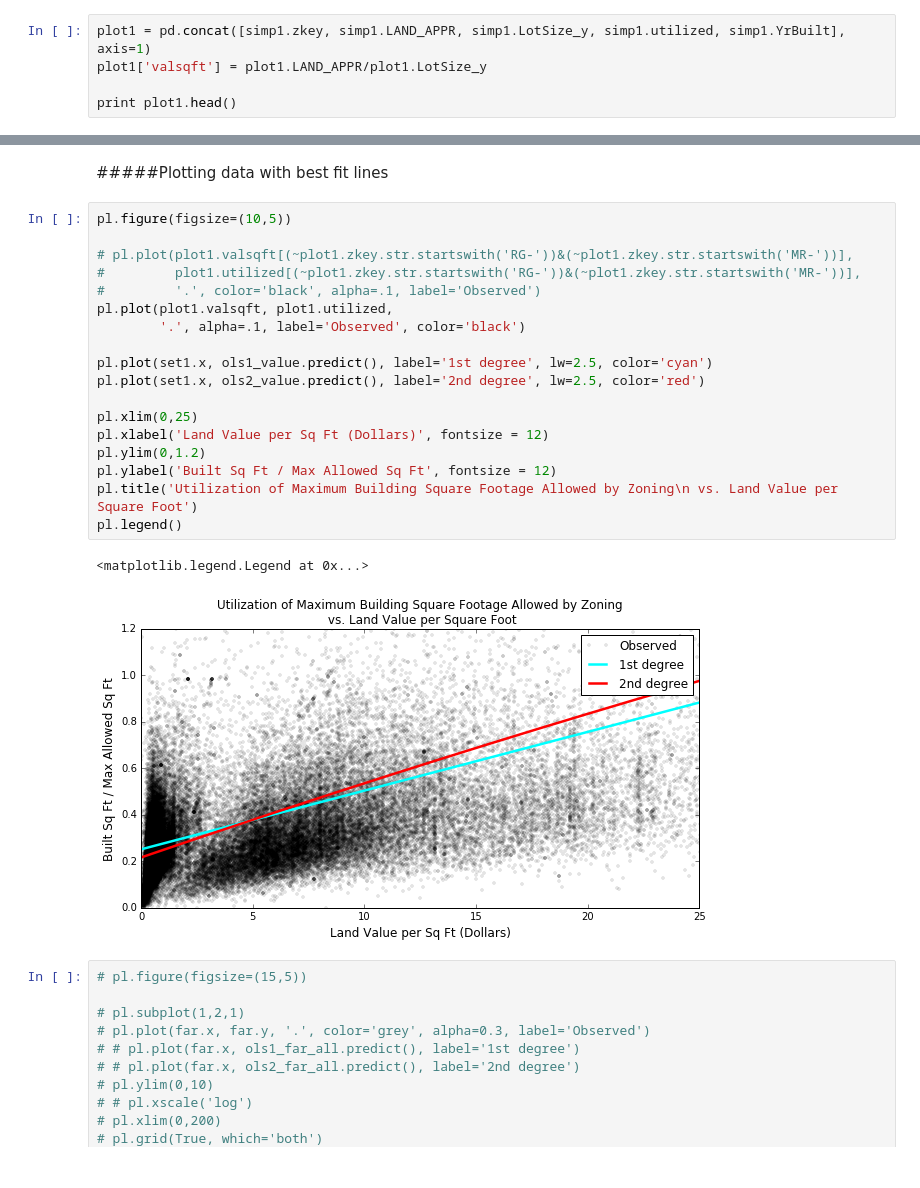
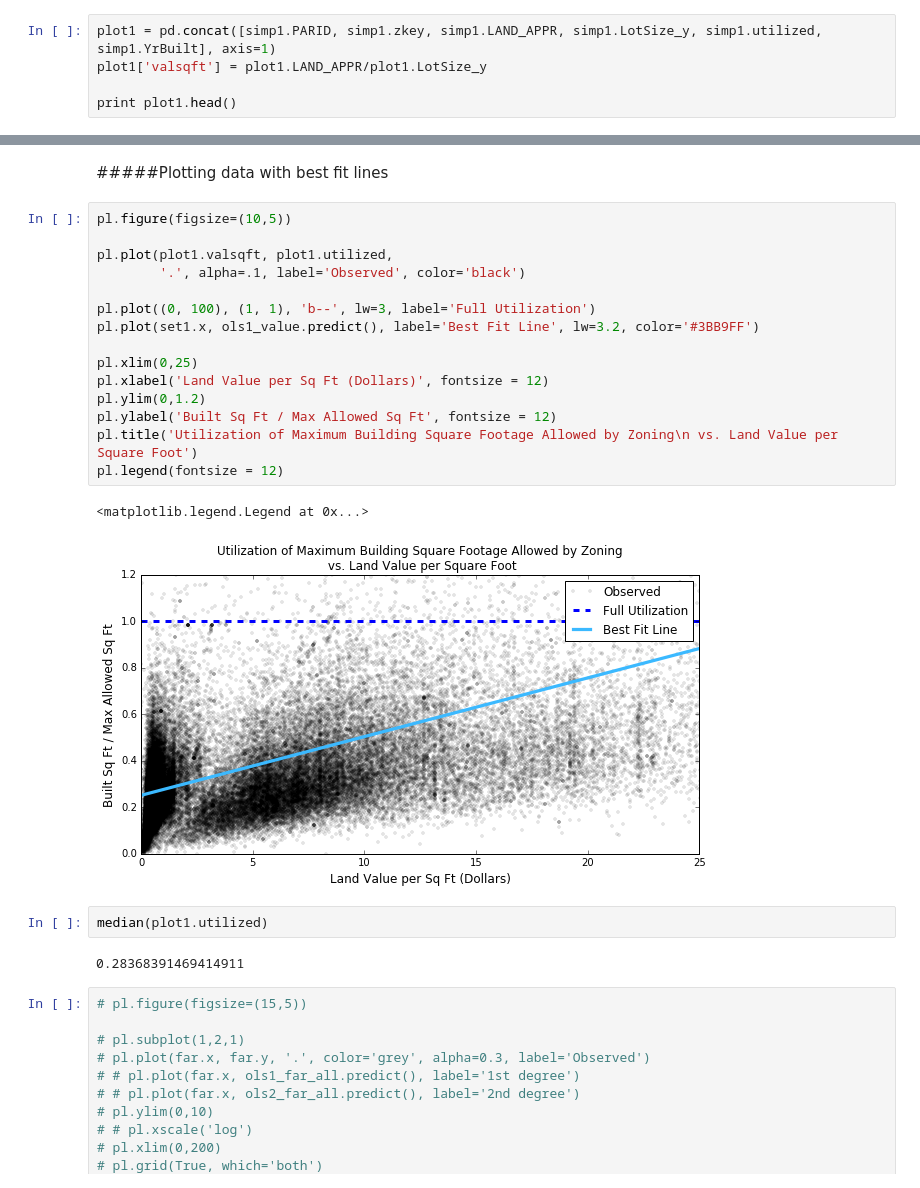
Before and after one commit to hannahbkates/Atlanta_FAR_Utilization, a Jupyter notebook: atl_far_utilization.ipynb, the cells around one changed output, grey strips where cells are left out. Cells and saved outputs as stored; diff of their text form.

```diff
--- a/atl_far_utilization.ipynb
+++ b/atl_far_utilization.ipynb
@@ -482,5 +493,5 @@ plt.show()
 # %%
-plot1 = pd.concat([simp1.zkey, simp1.LAND_APPR, simp1.LotSize_y, simp1.utilized, simp1.YrBuilt], axis=1)
+plot1 = pd.concat([simp1.PARID, simp1.zkey, simp1.LAND_APPR, simp1.LotSize_y, simp1.utilized, simp1.YrBuilt], axis=1)
 plot1['valsqft'] = plot1.LAND_APPR/plot1.LotSize_y
 
 print plot1.head()
@@ -547,24 +554,25 @@ R-squared:
 # %%
 pl.figure(figsize=(10,5))
 
-# pl.plot(plot1.valsqft[(~plot1.zkey.str.startswith('RG-'))&(~plot1.zkey.str.startswith('MR-'))],
-#         plot1.utilized[(~plot1.zkey.str.startswith('RG-'))&(~plot1.zkey.str.startswith('MR-'))],
-#         '.', color='black', alpha=.1, label='Observed')
 pl.plot(plot1.valsqft, plot1.utilized,
         '.', alpha=.1, label='Observed', color='black')
 
-pl.plot(set1.x, ols1_value.predict(), label='1st degree', lw=2.5, color='cyan')
-pl.plot(set1.x, ols2_value.predict(), label='2nd degree', lw=2.5, color='red')
+pl.plot((0, 100), (1, 1), 'b--', lw=3, label='Full Utilization')
+pl.plot(set1.x, ols1_value.predict(), label='Best Fit Line', lw=3.2, color='#3BB9FF')
 
 pl.xlim(0,25)
 pl.xlabel('Land Value per Sq Ft (Dollars)', fontsize = 12)
 pl.ylim(0,1.2)
 pl.ylabel('Built Sq Ft / Max Allowed Sq Ft', fontsize = 12)
 pl.title('Utilization of Maximum Building Square Footage Allowed by Zoning\n vs. Land Value per Square Foot')
-pl.legend()
+pl.legend(fontsize = 12)
 # %% [output]
 <matplotlib.legend.Legend at 0x...>
-[figure, old version]
+[figure, new version]
+# %%
+median(plot1.utilized)
+# %% [output]
+0.28368391469414911
 # %%
 # pl.figure(figsize=(15,5))
 
```
Also changed, not shown: parts of 26 cells of this notebook.
